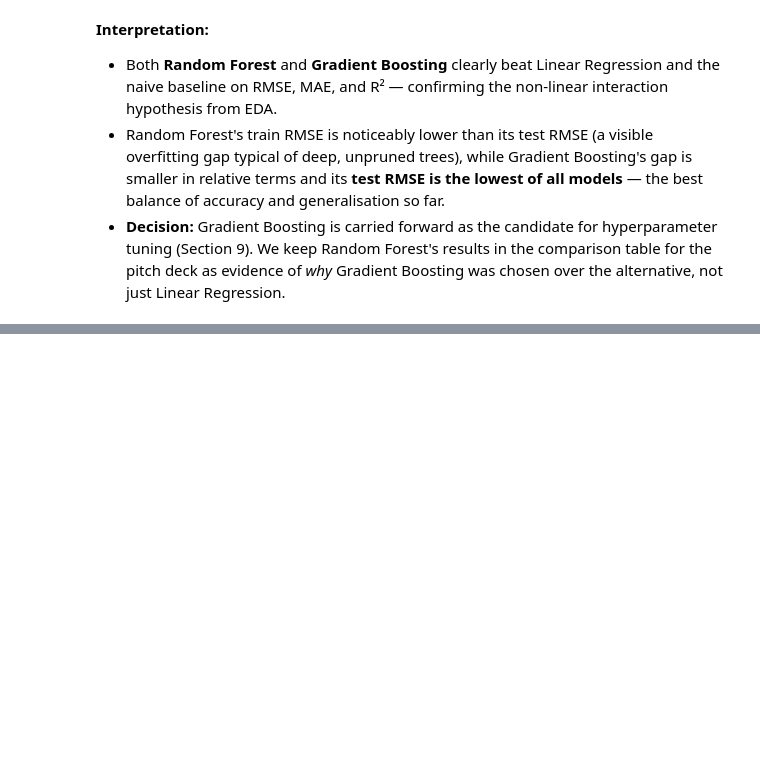
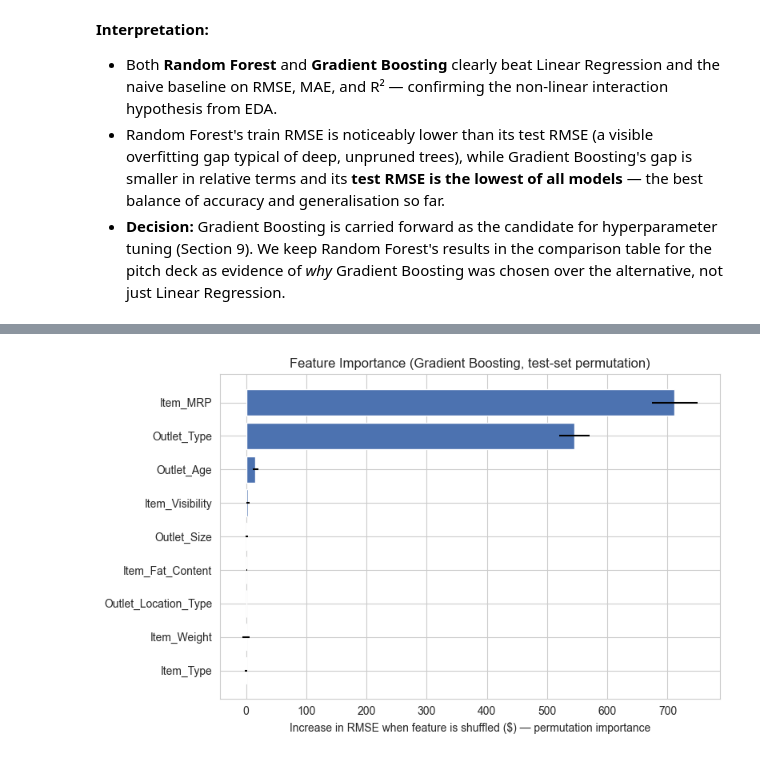
Before and after one commit to marcusteoh/bigmart-sales-predictor, a Jupyter notebook: BigMart_Sales_Prediction.ipynb, the cells around one changed output, grey strips where cells are left out. Saved outputs shown, nothing was run; the diff lists cells and outputs as text; code cells hidden in the pictures; blank space fills up the shorter version.

Commit message:
Analyze feature importance via permutation importance with impurity-based cross-check

```diff
--- a/BigMart_Sales_Prediction.ipynb
+++ b/BigMart_Sales_Prediction.ipynb
@@ -750,0 +759,15 @@ Gradient Boosting    train RMSE:    995.3   test RMSE:  1,039.1   gap:    43.8
+# %%
+from sklearn.inspection import permutation_importance
+
+perm_result = permutation_importance(
+    gb_pipe, X_test, y_test, n_repeats=10, random_state=RANDOM_STATE,
+    scoring="neg_root_mean_squared_error", n_jobs=-1
+)
+
+perm_df = pd.DataFrame({
+    "feature": X_test.columns,
+    "importance_mean": perm_result.importances_mean,
+    "importance_std": perm_result.importances_std,
+}).sort_values("importance_mean", ascending=False)
+
+perm_df
@@ -750,0 +785,11 @@ Gradient Boosting    train RMSE:    995.3   test RMSE:  1,039.1   gap:    43.8
+# %%
+fig, ax = plt.subplots(figsize=(8, 5))
+ax.barh(perm_df["feature"], perm_df["importance_mean"],
+        xerr=perm_df["importance_std"], color="#4C72B0")
+ax.invert_yaxis()
+ax.set_xlabel("Increase in RMSE when feature is shuffled ($) — permutation importance")
+ax.set_title("Feature Importance (Gradient Boosting, test-set permutation)")
+plt.tight_layout()
+plt.show()
+# %% [output]
+[figure, added]
```
Also changed, not shown: parts of 5 cells of this notebook.
